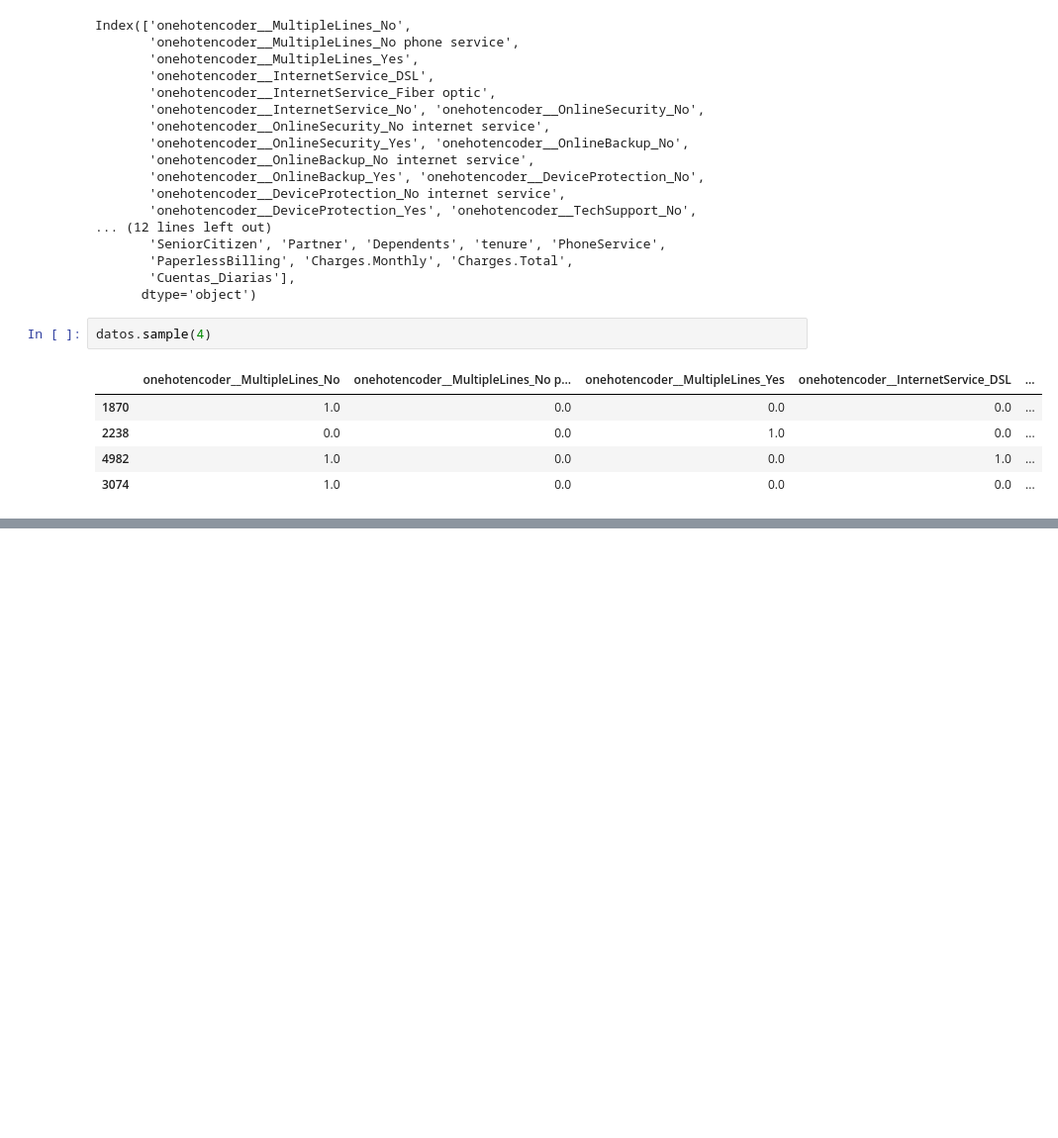
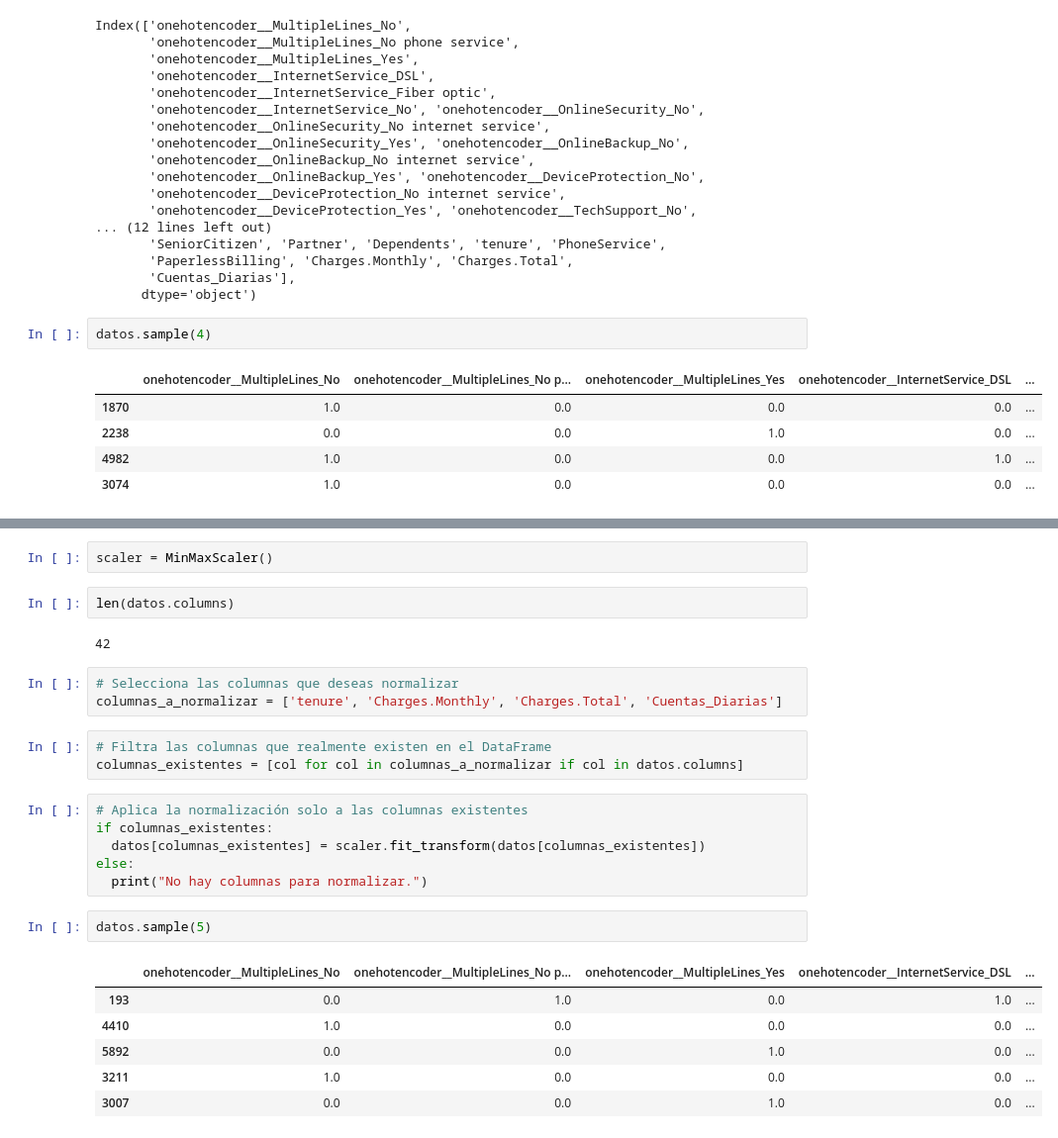
Before and after one commit to Antonio-B85/challenge-Parte-2--TelecomX, a Jupyter notebook: TelecomX_Parte2.ipynb, the cells around one changed output, grey strips where cells are left out. Shown: that part at 99% size. Drawn from its saved outputs; the diff is of its cells as text; blank space fills up the shorter version.

Commit message:
Normalización de datos

```diff
--- a/TelecomX_Parte2.ipynb
+++ b/TelecomX_Parte2.ipynb
@@ -268,0 +273,27 @@ datos.sample(4)
+# %%
+scaler = MinMaxScaler()
+# %%
+len(datos.columns)
+# %% [output]
+42
+# %%
+# Selecciona las columnas que deseas normalizar
+columnas_a_normalizar = ['tenure', 'Charges.Monthly', 'Charges.Total', 'Cuentas_Diarias']
+# %%
+# Filtra las columnas que realmente existen en el DataFrame
+columnas_existentes = [col for col in columnas_a_normalizar if col in datos.columns]
+# %%
+# Aplica la normalización solo a las columnas existentes
+if columnas_existentes:
+  datos[columnas_existentes] = scaler.fit_transform(datos[columnas_existentes])
+else:
+  print("No hay columnas para normalizar.")
+# %%
+datos.sample(5)
+# %% [output]
+|  | onehotencoder__MultipleLines_No | onehotencoder__MultipleLines_No p... | onehotencoder__MultipleLines_Yes | onehotencoder__InternetService_DSL | ... |
+| 193 | 0.0 | 1.0 | 0.0 | 1.0 | ... |
+| 4410 | 1.0 | 0.0 | 0.0 | 0.0 | ... |
+| 5892 | 0.0 | 0.0 | 1.0 | 0.0 | ... |
+| 3211 | 1.0 | 0.0 | 0.0 | 0.0 | ... |
+| 3007 | 0.0 | 0.0 | 1.0 | 0.0 | ... |
```
Also changed, not shown: parts of 2 cells of this notebook.
